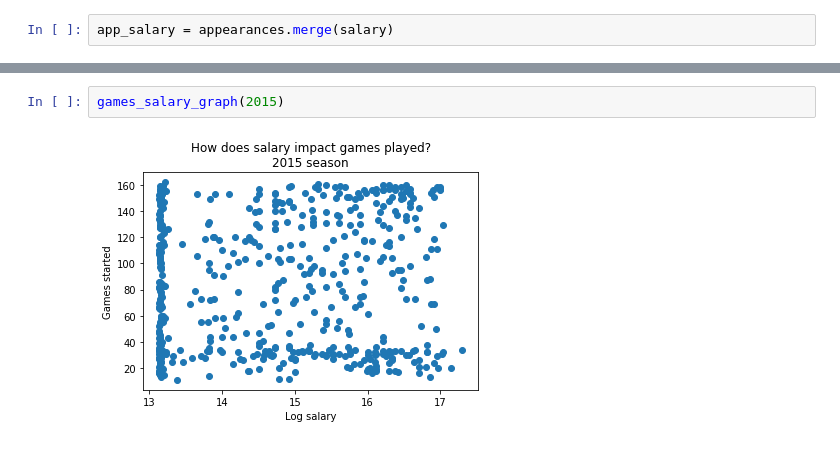
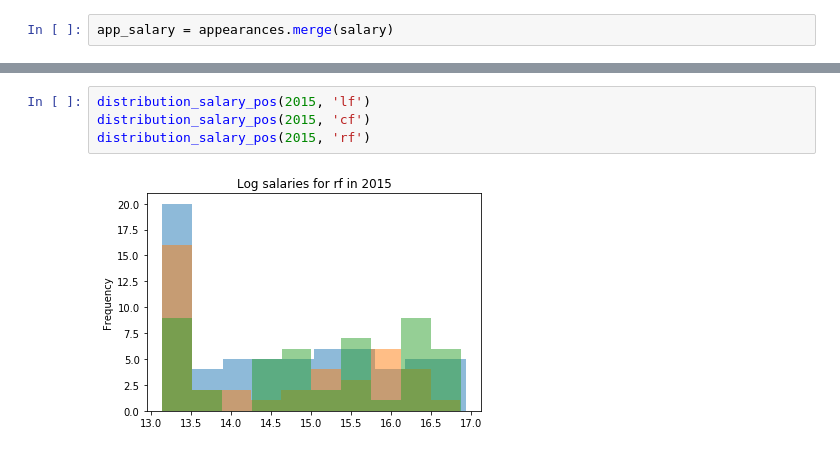
Before and after one commit to jnelson16/springboard-capstone, a Jupyter notebook: Salary.ipynb, the cells around one changed output, grey strips where cells are left out. Saved outputs shown, nothing was run; the diff lists cells and outputs as text.

```diff
--- a/Salary.ipynb
+++ b/Salary.ipynb
@@ -293,4 +281,6 @@ def games_salary_graph(year):
-# %%
-games_salary_graph(2015)
-# %% [output]
-[figure, removed]
+# %%
+distribution_salary_pos(2015, 'lf')
+distribution_salary_pos(2015, 'cf')
+distribution_salary_pos(2015, 'rf')
+# %% [output]
+[figure, added]
```
Also changed, not shown: parts of 15 cells of this notebook.
